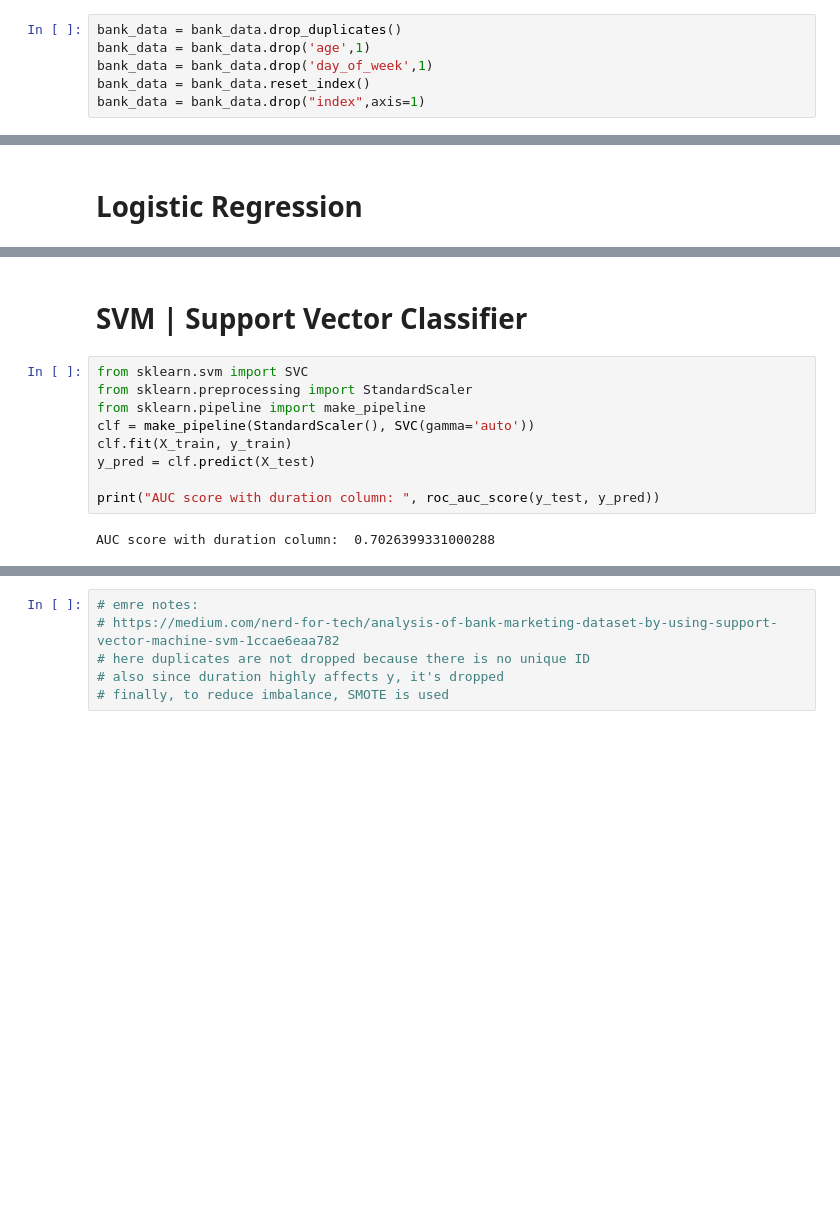
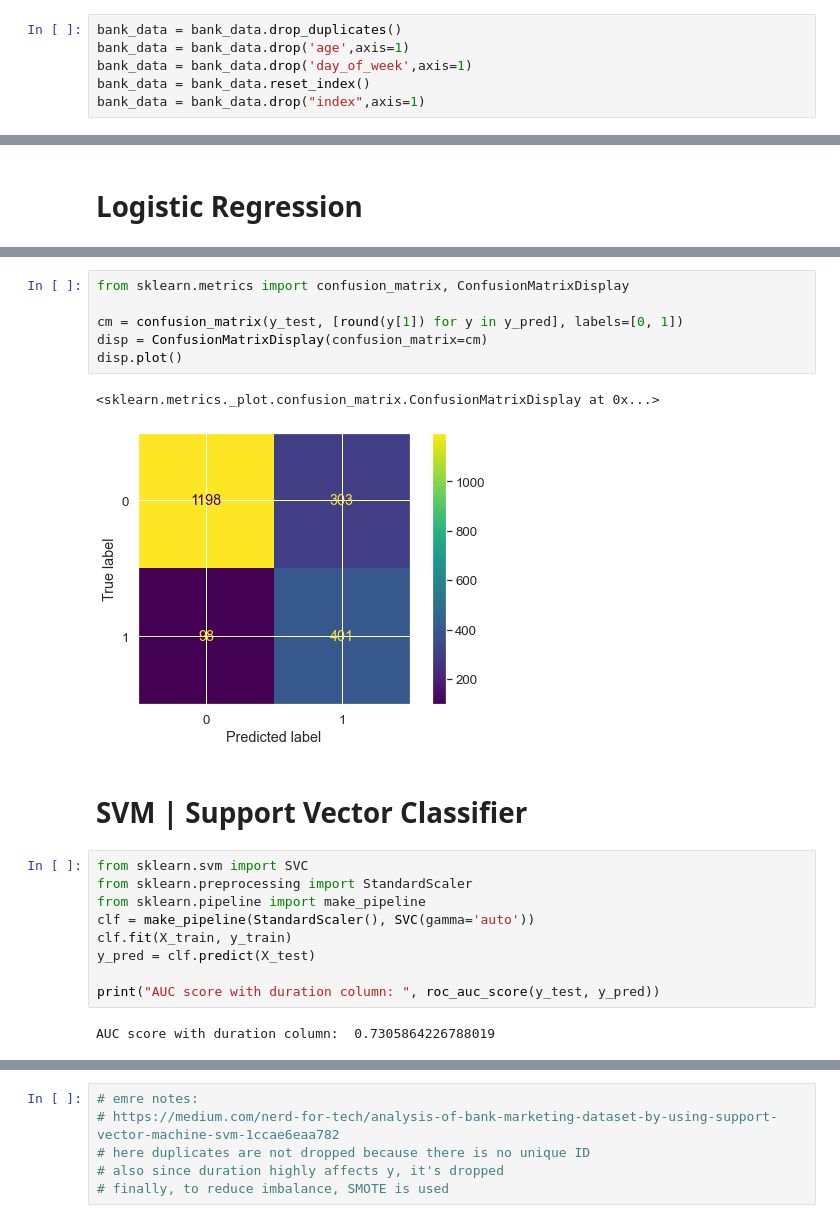
Before and after one commit to aylinaydincs/CS454_Project, a Jupyter notebook: DataPreprocess_OneHotEncoding.ipynb, the cells around one changed output, grey strips where cells are left out. Cells and saved outputs as stored; diff of their text form; blank space fills up the shorter version.

```diff
--- a/DataPreprocess_OneHotEncoding.ipynb
+++ b/DataPreprocess_OneHotEncoding.ipynb
@@ -96,8 +96,8 @@ plot_n("euribor3m")
 ### Duplicates are removed. age and day_of_week features are removed.
 # %%
 bank_data = bank_data.drop_duplicates()
-bank_data = bank_data.drop('age',1)
-bank_data = bank_data.drop('day_of_week',1)
+bank_data = bank_data.drop('age',axis=1)
+bank_data = bank_data.drop('day_of_week',axis=1)
 bank_data = bank_data.reset_index()
 bank_data = bank_data.drop("index",axis=1)
 # %%
@@ -200,3 +210,12 @@ Please also refer to the documentation for alternative solver options:
+# %%
+from sklearn.metrics import confusion_matrix, ConfusionMatrixDisplay
+
+cm = confusion_matrix(y_test, [round(y[1]) for y in y_pred], labels=[0, 1])
+disp = ConfusionMatrixDisplay(confusion_matrix=cm)
+disp.plot()
+# %% [output]
+<sklearn.metrics._plot.confusion_matrix.ConfusionMatrixDisplay at 0x...>
+[figure, added]
 # %% [markdown]
 # SVM | Support Vector Classifier
 # %%
@@ -209,4 +228,4 @@ y_pred = clf.predict(X_test)
 
 print("AUC score with duration column: ", roc_auc_score(y_test, y_pred))
 # %% [output]
-AUC score with duration column:  0.7026399331000288
+AUC score with duration column:  0.7305864226788019
```
Also changed, not shown: parts of 16 cells of this notebook.
